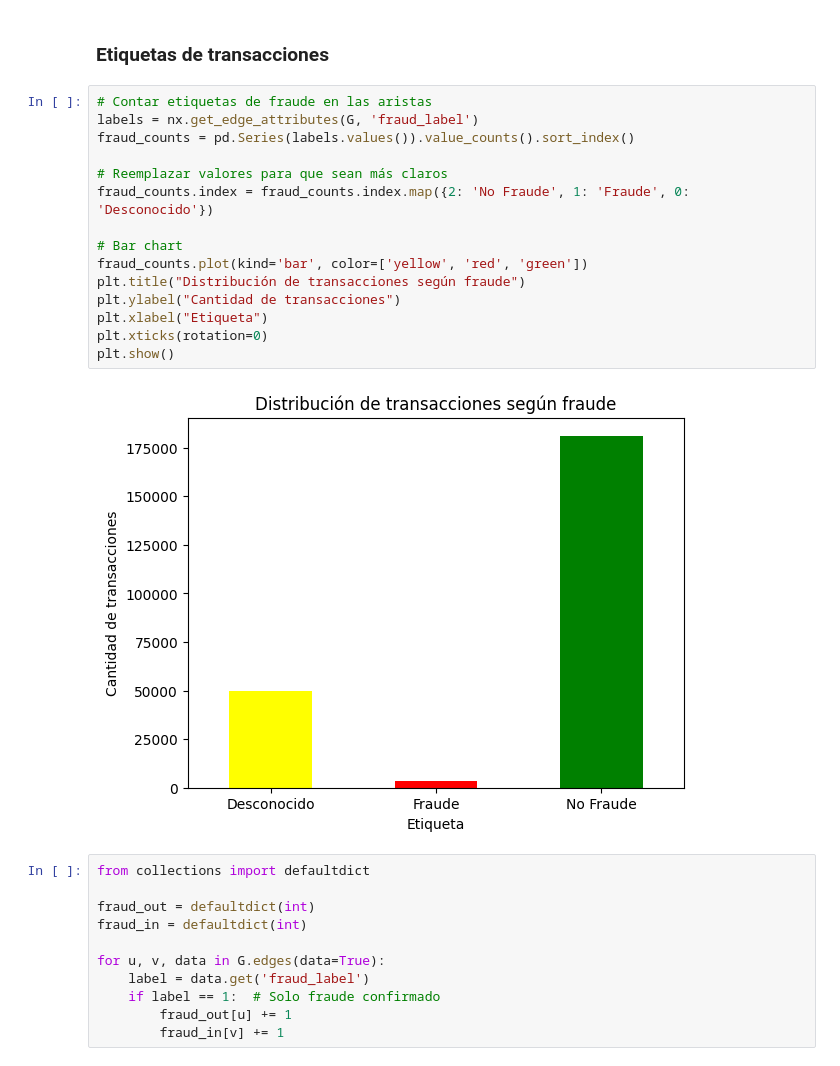
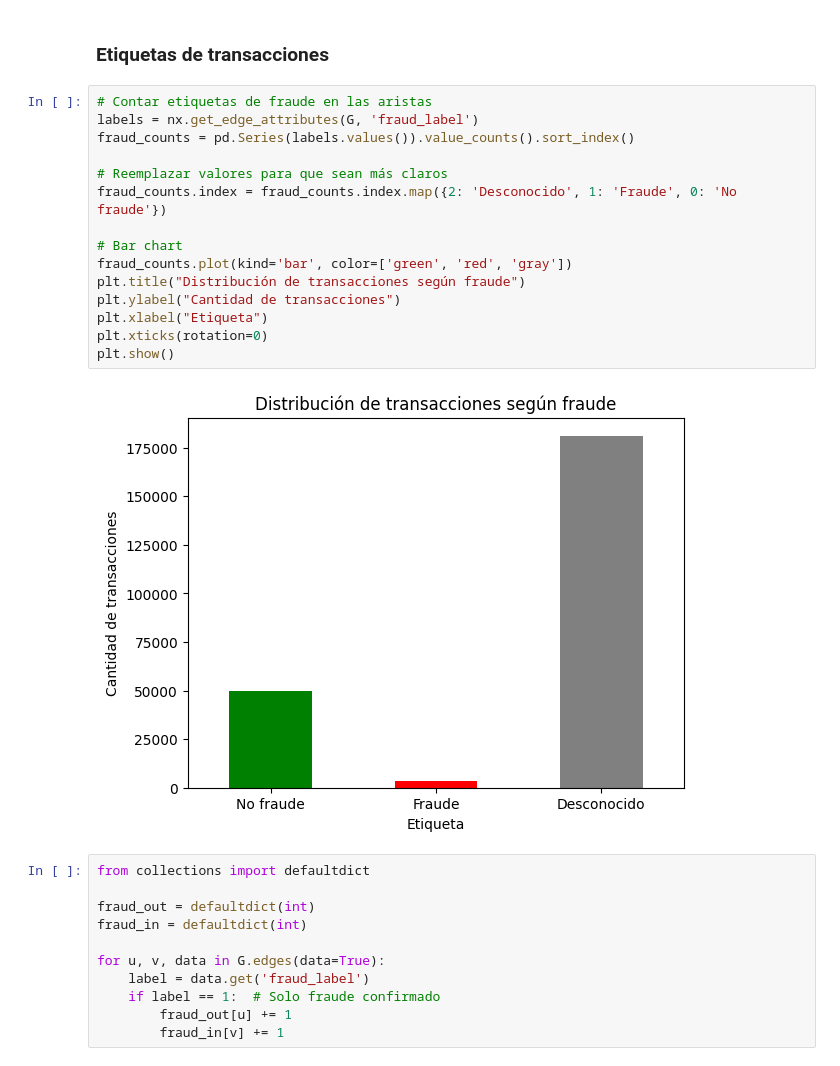
Before and after one commit to L-Ameneiro/elliptic-gnn-fraud-detector, a Jupyter notebook: notebooks/1-eda-graph-ameneiro.ipynb, the cells around one changed output. Cells and saved outputs as stored; diff of their text form.

```diff
--- a/notebooks/1-eda-graph-ameneiro.ipynb
+++ b/notebooks/1-eda-graph-ameneiro.ipynb
@@ -216,20 +252,20 @@ plt.show()
 # %%
 # Contar etiquetas de fraude en las aristas
 labels = nx.get_edge_attributes(G, 'fraud_label')
 fraud_counts = pd.Series(labels.values()).value_counts().sort_index()
 
 # Reemplazar valores para que sean más claros
-fraud_counts.index = fraud_counts.index.map({2: 'No Fraude', 1: 'Fraude', 0: 'Desconocido'})
+fraud_counts.index = fraud_counts.index.map({2: 'Desconocido', 1: 'Fraude', 0: 'No fraude'})
 
 # Bar chart
-fraud_counts.plot(kind='bar', color=['yellow', 'red', 'green'])
+fraud_counts.plot(kind='bar', color=['green', 'red', 'gray'])
 plt.title("Distribución de transacciones según fraude")
 plt.ylabel("Cantidad de transacciones")
 plt.xlabel("Etiqueta")
 plt.xticks(rotation=0)
 plt.show()
 # %% [output]
-[figure, old version]
+[figure, new version]
 # %%
 from collections import defaultdict
 
```
Also changed, not shown: parts of 37 cells of this notebook.
